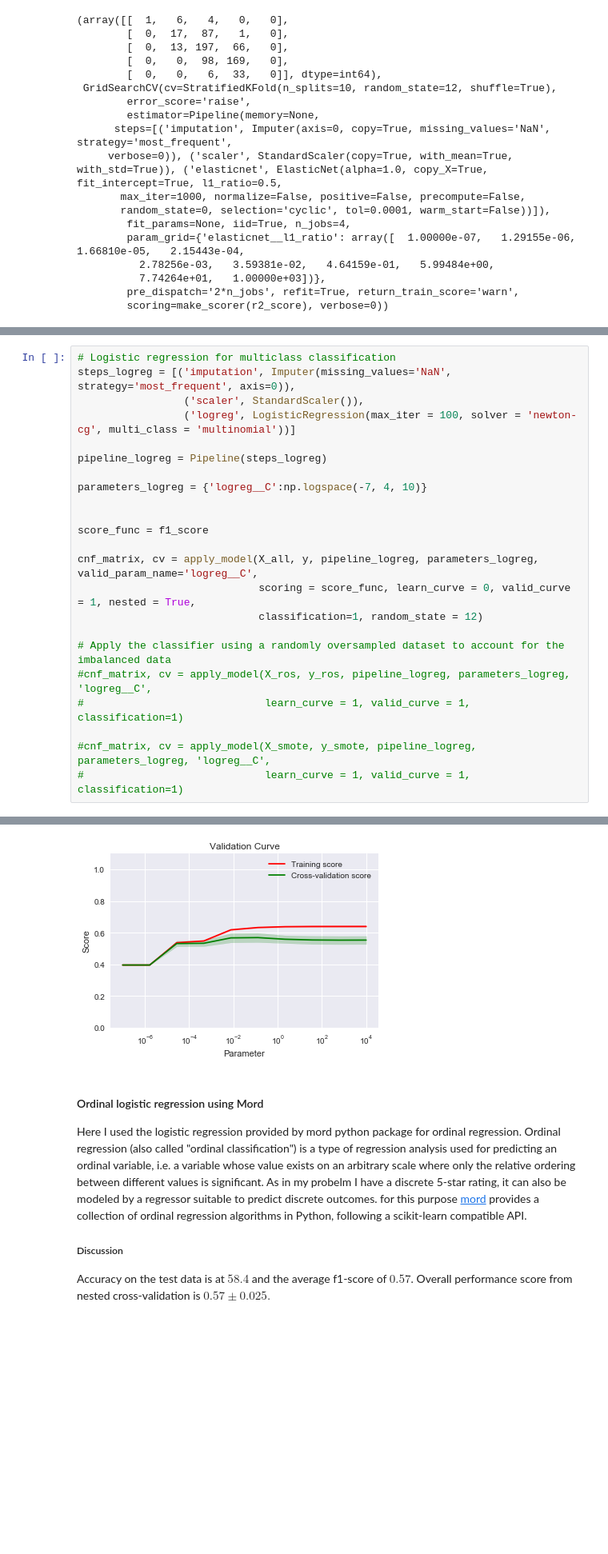
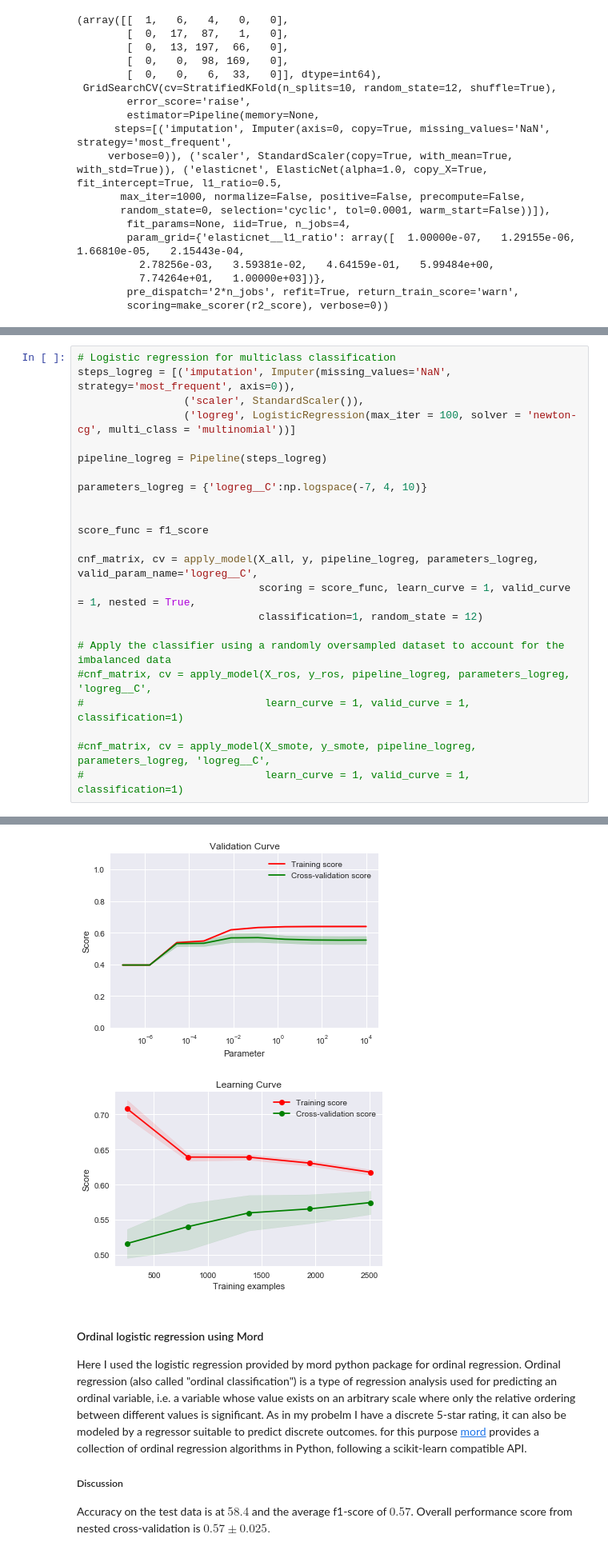
Before and after one commit to hmirzaee/Springboard, a Jupyter notebook: Capstone_1/Modeling/predictive_modeling.ipynb, the cells around one changed output, grey strips where cells are left out. Shown at 80% size. Drawn from its saved outputs; the diff is of its cells as text; blank space fills up the shorter version.

```diff
--- a/Capstone_1/Modeling/predictive_modeling.ipynb
+++ b/Capstone_1/Modeling/predictive_modeling.ipynb
@@ -776,7 +875,7 @@ parameters_logreg = {'logreg__C':np.logspace(-7, 4, 10)}
 score_func = f1_score
 
 cnf_matrix, cv = apply_model(X_all, y, pipeline_logreg, parameters_logreg, valid_param_name='logreg__C',
-                             scoring = score_func, learn_curve = 0, valid_curve = 1, nested = True,
+                             scoring = score_func, learn_curve = 1, valid_curve = 1, nested = True,
                              classification=1, random_state = 12)
 
 # Apply the classifier using a randomly oversampled dataset to account for the imbalanced data
@@ -797,33 +896,34 @@ Tuned model Parameters: {'logreg__C': 0.12915496650148853}
           4       0.60      0.72      0.66       267
           5       0.62      0.26      0.36        39
 
 avg / total       0.58      0.58      0.57       698
 
 Normalized confusion matrix
 [[ 0.36363636  0.54545455  0.09090909  0.          0.        ]
  [ 0.00952381  0.44761905  0.48571429  0.05714286  0.        ]
  [ 0.00362319  0.09782609  0.54710145  0.34057971  0.01086957]
  [ 0.00374532  0.00749064  0.26217228  0.71535581  0.01123596]
  [ 0.          0.02564103  0.07692308  0.64102564  0.25641026]]
 [figure]
 cross-validaiton scores:
 0.395 (+/-0.002) for {'logreg__C': 9.9999999999999995e-08}
 0.395 (+/-0.002) for {'logreg__C': 1.6681005372000591e-06}
 0.531 (+/-0.035) for {'logreg__C': 2.782559402207126e-05}
 0.533 (+/-0.037) for {'logreg__C': 0.00046415888336127822}
 0.567 (+/-0.057) for {'logreg__C': 0.0077426368268112772}
 0.569 (+/-0.057) for {'logreg__C': 0.12915496650148853}
 0.558 (+/-0.048) for {'logreg__C': 2.1544346900318865}
 0.554 (+/-0.051) for {'logreg__C': 35.938136638046402}
 0.553 (+/-0.051) for {'logreg__C': 599.48425031894214}
 0.553 (+/-0.051) for {'logreg__C': 10000.0}
 training scores:
 ... (6 lines left out)
 0.638 (+/-0.010) for {'logreg__C': 2.1544346900318865}
 0.639 (+/-0.010) for {'logreg__C': 35.938136638046402}
 0.639 (+/-0.010) for {'logreg__C': 599.48425031894214}
 0.639 (+/-0.010) for {'logreg__C': 10000.0}
 [figure]
+[figure, added]
 # %% [markdown]
 #### Ordinal logistic regression using Mord
 
```
Also changed, not shown: parts of 14 cells of this notebook.
